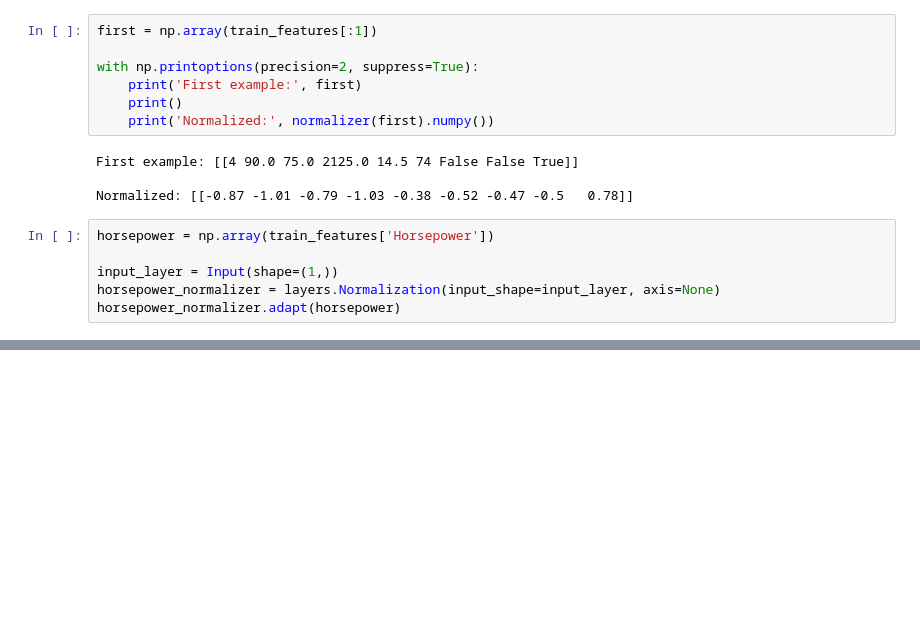
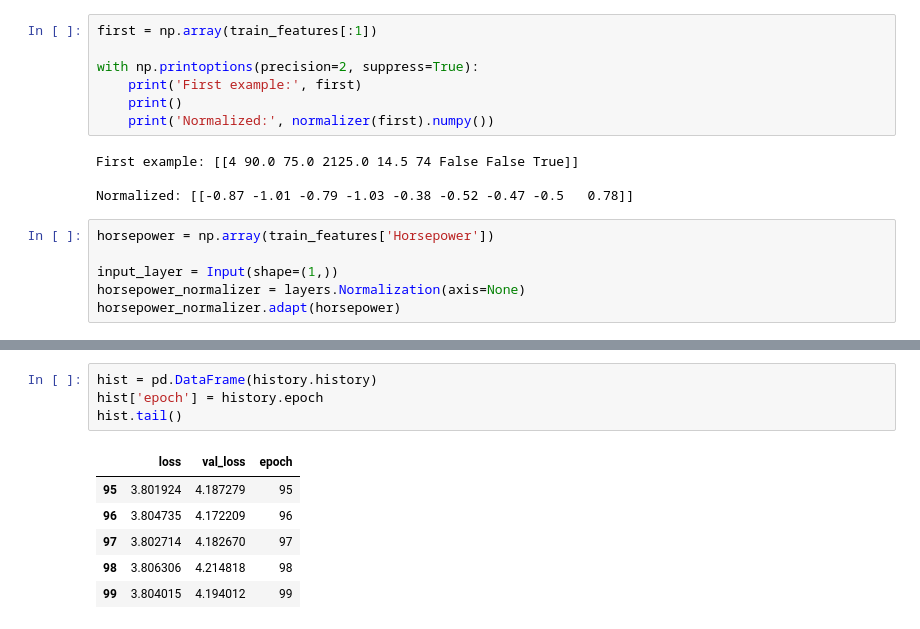
Before and after one commit to pangyeeshen23/AIModel, a Jupyter notebook: Beginner Tutorial/Regression/predict-fuel-eff.ipynb, the cells around one changed output, grey strips where cells are left out. Saved outputs shown, nothing was run; the diff lists cells and outputs as text; blank space fills up the shorter version.

```diff
--- a/Beginner Tutorial/Regression/predict-fuel-eff.ipynb
+++ b/Beginner Tutorial/Regression/predict-fuel-eff.ipynb
@@ -136,7 +136,7 @@ Normalized: [[-0.87 -1.01 -0.79 -1.03 -0.38 -0.52 -0.47 -0.5   0.78]]
 horsepower = np.array(train_features['Horsepower'])
 
 input_layer = Input(shape=(1,))
-horsepower_normalizer = layers.Normalization(input_shape=input_layer, axis=None)
+horsepower_normalizer = layers.Normalization(axis=None)
 horsepower_normalizer.adapt(horsepower)
 # %%
 horsepower_model = tf.keras.Sequential([
@@ -149,0 +217,11 @@ NotImplementedError: Iterating over a symbolic KerasTensor is not supported.
+# %%
+hist = pd.DataFrame(history.history)
+hist['epoch'] = history.epoch
+hist.tail()
+# %% [output]
+|  | loss | val_loss | epoch |
+| 95 | 3.801924 | 4.187279 | 95 |
+| 96 | 3.804735 | 4.172209 | 96 |
+| 97 | 3.802714 | 4.182670 | 97 |
+| 98 | 3.806306 | 4.214818 | 98 |
+| 99 | 3.804015 | 4.194012 | 99 |
```
Also changed, not shown: parts of 19 cells of this notebook, 1 other file.
